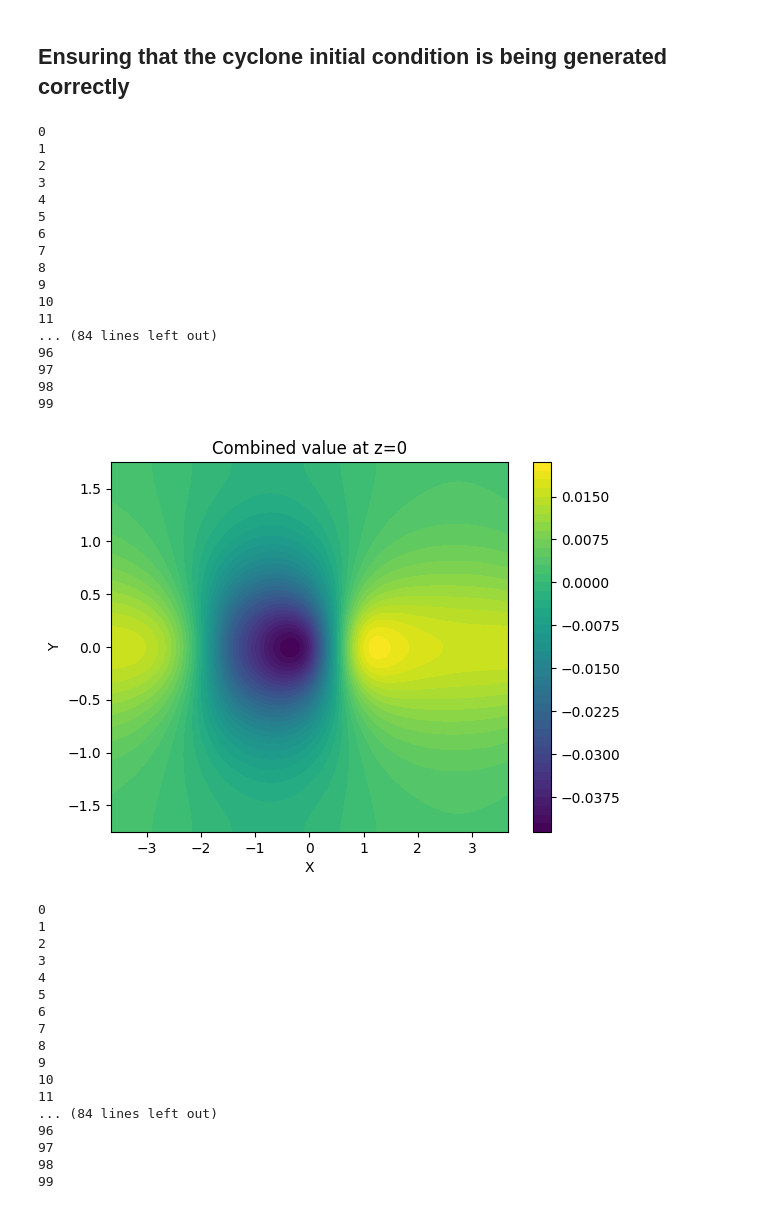
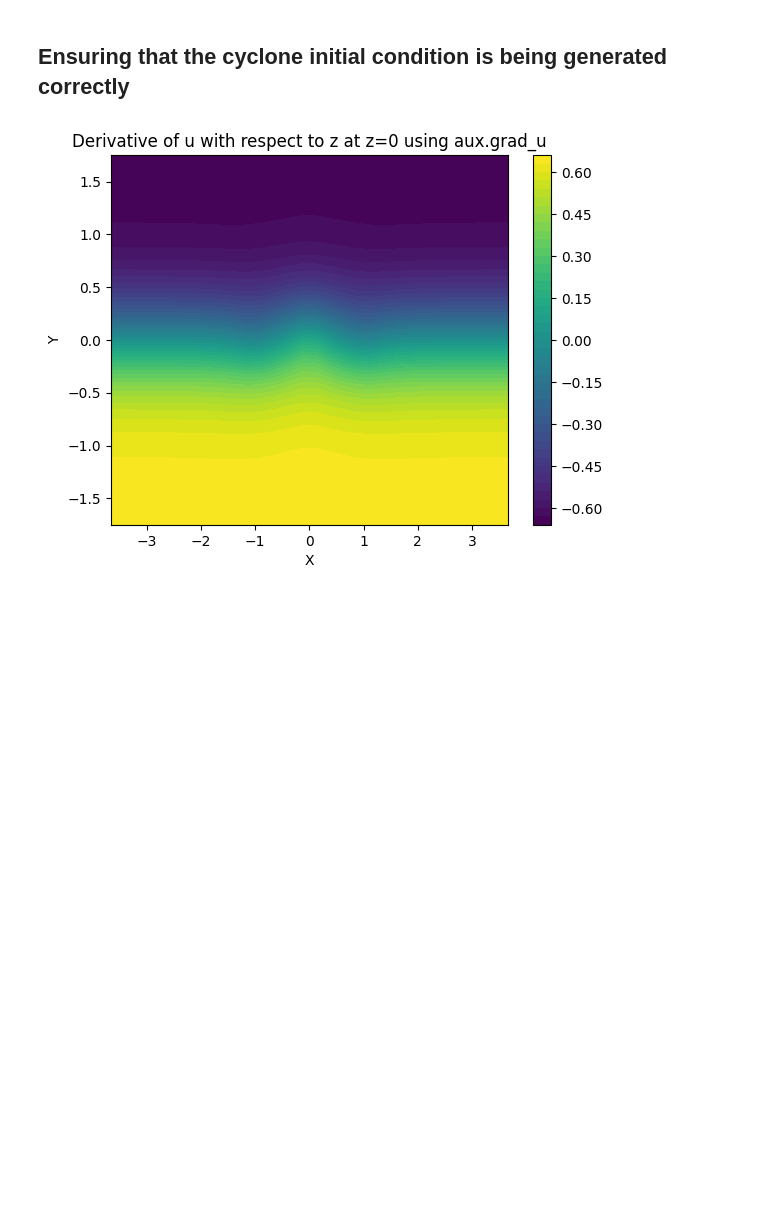
Before and after one commit to thelavier/3DIncompressibleSG, a Jupyter notebook: testspace.ipynb, the cells around one changed output. Cells and saved outputs as stored; diff of their text form; code cells hidden in the pictures; blank space fills up the shorter version.

```diff
--- a/testspace.ipynb
+++ b/testspace.ipynb
@@ -482,7 +487,7 @@ import auxfunctions as aux
 
 a, b, c = 3.66, 1.75, 0.45
 box = [-a, -b, 0, a, b, c]
-x, y = np.linspace(-a, a, 100), np.linspace(-b, b, 100)
+x, y, z = np.linspace(-a, a, 30), np.linspace(-b, b, 30), np.linspace(0, c, 30)
 A = 0
 
 # Calculate FFT coefficients based on cyclone perturbation functions
@@ -491,7 +496,7 @@ fourier_coefficients = aux.compute_fft_coefficients(box, 16)
 # Solve for C1 and C2 coefficients using the linear system based on Laplace's equation
 solution_coefficients = aux.compute_coefficients(box, fourier_coefficients)
 
-def plot_dudz_contour(x, y, Z, coefficients, a, b, title):
+def plot_dudz_contour(x, y, z, level, coefficients, a, b, title):
     """
     Plot the contour of the z-derivative of u at a given z-height.
 
@@ -504,85 +509,49 @@ def plot_dudz_contour(x, y, Z, coefficients, a, b, title):
         b (float): Domain size in the y direction.
         title (str): Plot title.
     """
+    # Set up mesh
     X, Y = np.meshgrid(x, y, indexing='ij')
-    dudz_values = np.zeros(X.shape)
 
-    # Iterate through each point in the grid to calculate du/dz using grad_u
-    for i in range(len(x)):
-        for j in range(len(y)):
-            grad_at_point = aux.grad_u(X[i, j], Y[i, j], Z, coefficients, a, b)
-            # Extracting the z-component of the gradient
-            dudz_values[i, j] = np.real(grad_at_point[2])
-        print(i)
+    # Calculate du/dz using grad_u
+    dudz_values = np.real(aux.grad_u(x[:, None, None], y[None, :, None], z[None, None, :], coefficients, a, b)).T
+    dPhidz_values = aux.grad_basic_state(x[:, None, None], y[None, :, None], z[None, None, :], 0)
 
     plt.figure()
-    contour = plt.contourf(X, Y, dudz_values.T, levels=50, cmap='viridis')
+    contour = plt.contourf(X, Y, dPhidz_values[:, :, level, 2] + dudz_values[2, level, :, :], levels=50, cmap='viridis')
     plt.colorbar(contour)
     plt.title(title)
     plt.xlabel('X')
     plt.ylabel('Y')
     plt.show()
 
 def plot_combined_contour(x, y, Z, coefficients, a, b, A, title):
     X, Y = np.meshgrid(x, y, indexing='ij')
-    u_values = np.zeros_like(X, dtype=np.float64)
-    phi_values = np.zeros_like(X, dtype=np.float64)
+    u_values = np.zeros(X.shape + (3,), dtype=np.float64)
+    phi_values = np.zeros(X.shape + (3,), dtype=np.float64)
 
     # Loop over the grid and calculate the combined function value at each point
     for i in range(X.shape[0]):
         for j in range(X.shape[1]):
             # Directly sum the basic state and u function values
-            u_values[i, j] = np.real(aux.u(X[i, j], Y[i, j], Z, coefficients, a, b))
-            phi_values[i, j] = aux.basic_state(X[i, j], Y[i, j], Z, A)
+            u_values[i, j] = np.real(aux.grad_u(X[i, j], Y[i, j], Z, coefficients, a, b))
+            phi_values[i, j] = aux.grad_basic_state(X[i, j], Y[i, j], Z, A)
         print(i)
+
+    sol = u_values.T[2, :, :] + phi_values[:, :, 2]
 
     # Plot the combined function values using a contour plot
     plt.figure()
-    contour = plt.contourf(X, Y, u_values.T + phi_values, levels=50, cmap='viridis')
+    contour = plt.contourf(X, Y, sol, levels=50, cmap='viridis')
     plt.colorbar(contour)
     plt.title(title)
     plt.xlabel('X')
     plt.ylabel('Y')
     plt.show()
 
-# Assuming fourier_coefficients and solution_coefficients are computed as shown previously
-# plot_dudz_contour(x, y, 0, solution_coefficients, a, b, 'Derivative of u with respect to z at z=0 using aux.grad_u')
-# plot_dudz_contour(x, y, c, solution_coefficients, a, b, 'Derivative of u with respect to z at z=c using aux.grad_u')
-plot_combined_contour(x, y, 0, solution_coefficients, a, b, A, 'Combined value at z=0')
-plot_combined_contour(x, y, c, solution_coefficients, a, b, A, 'Combined value at z=c')
+# # Assuming fourier_coefficients and solution_coefficients are computed as shown previously
+plot_dudz_contour(x, y, z, 0, solution_coefficients, a, b, 'Derivative of u with respect to z at z=0 using aux.grad_u')
+plot_dudz_contour(x, y, z, -1, solution_coefficients, a, b, 'Derivative of u with respect to z at z=c using aux.grad_u')
+# plot_combined_contour(x, y, 0, solution_coefficients, a, b, A, 'Combined value at z=0')
+# plot_combined_contour(x, y, c, solution_coefficients, a, b, A, 'Combined value at z=c')
 # %% [output]
-0
-1
-2
-3
-4
-5
-6
-7
-8
-9
-10
-11
-... (84 lines left out)
-96
-97
-98
-99
-[figure, old version]
+[figure, new version]
-0
-1
-2
-3
-4
-5
-6
-7
-8
-9
-10
-11
-... (84 lines left out)
-96
-97
-98
-99
```
Also changed, not shown: parts of 2 cells of this notebook, 3 other files.
